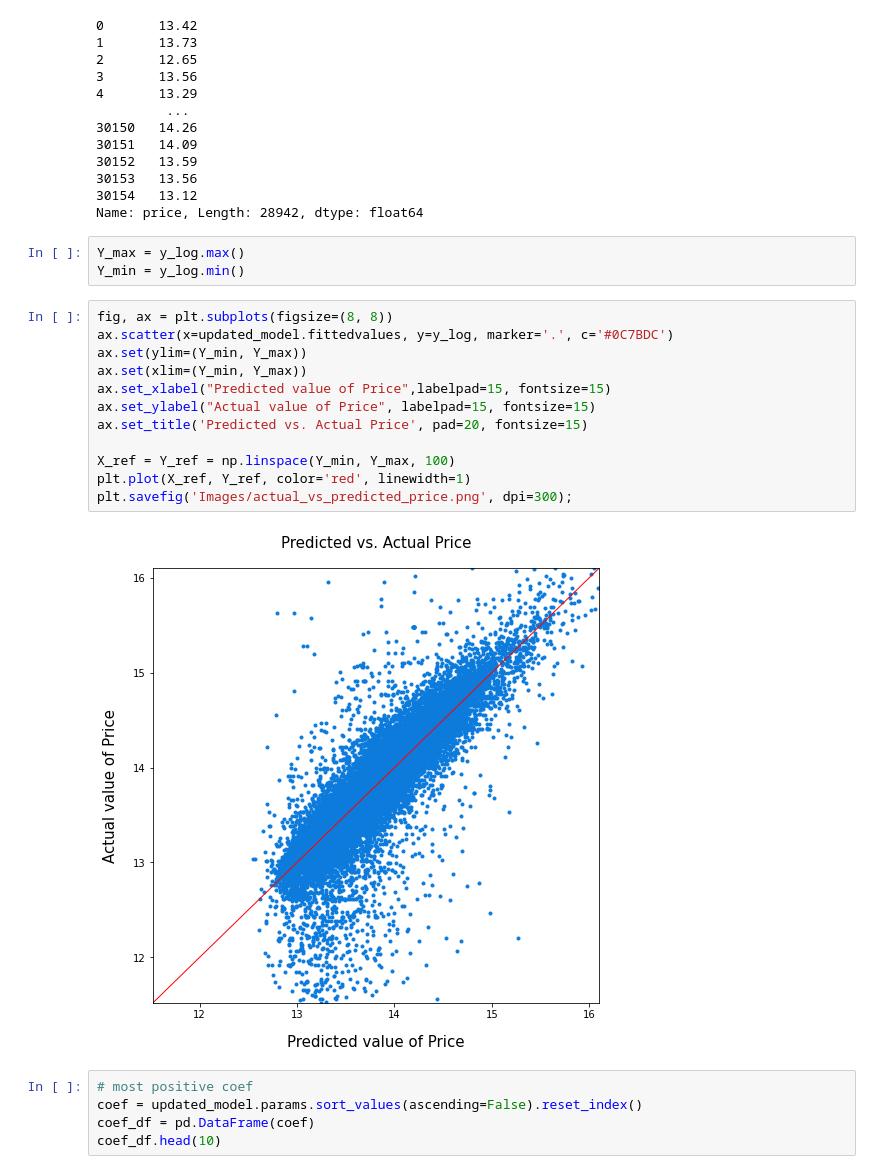
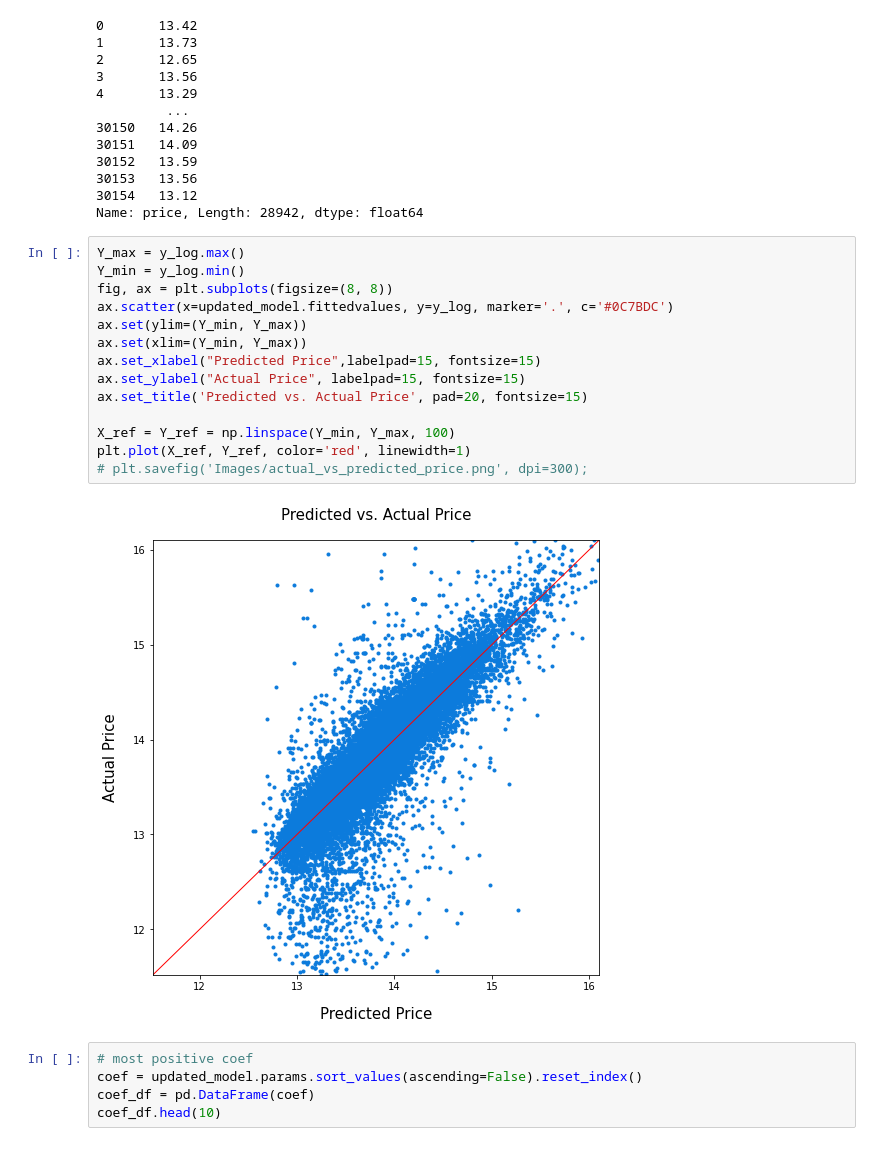
Before and after one commit to claragiurgiu/Phase2-Project, a Jupyter notebook: King_County_Analysis.ipynb, the cells around one changed output. Saved outputs shown, nothing was run; the diff lists cells and outputs as text.

```diff
--- a/King_County_Analysis.ipynb
+++ b/King_County_Analysis.ipynb
@@ -1214,23 +1221,22 @@ y_log
 30153   13.56
 30154   13.12
 Name: price, Length: 28942, dtype: float64
-# %%
-Y_max = y_log.max()
-Y_min = y_log.min()
 # %%
+Y_max = y_log.max()
+Y_min = y_log.min()
 fig, ax = plt.subplots(figsize=(8, 8))
 ax.scatter(x=updated_model.fittedvalues, y=y_log, marker='.', c='#0C7BDC')
 ax.set(ylim=(Y_min, Y_max))
 ax.set(xlim=(Y_min, Y_max))
-ax.set_xlabel("Predicted value of Price",labelpad=15, fontsize=15)
-ax.set_ylabel("Actual value of Price", labelpad=15, fontsize=15)
+ax.set_xlabel("Predicted Price",labelpad=15, fontsize=15)
+ax.set_ylabel("Actual Price", labelpad=15, fontsize=15)
 ax.set_title('Predicted vs. Actual Price', pad=20, fontsize=15)
 
 X_ref = Y_ref = np.linspace(Y_min, Y_max, 100)
 plt.plot(X_ref, Y_ref, color='red', linewidth=1)
-plt.savefig('Images/actual_vs_predicted_price.png', dpi=300);
+# plt.savefig('Images/actual_vs_predicted_price.png', dpi=300);
 # %% [output]
-[figure, old version]
+[figure, new version]
 # %%
 # most positive coef
 coef = updated_model.params.sort_values(ascending=False).reset_index()
```
Also changed, not shown: parts of 17 cells of this notebook, 3 other files.
